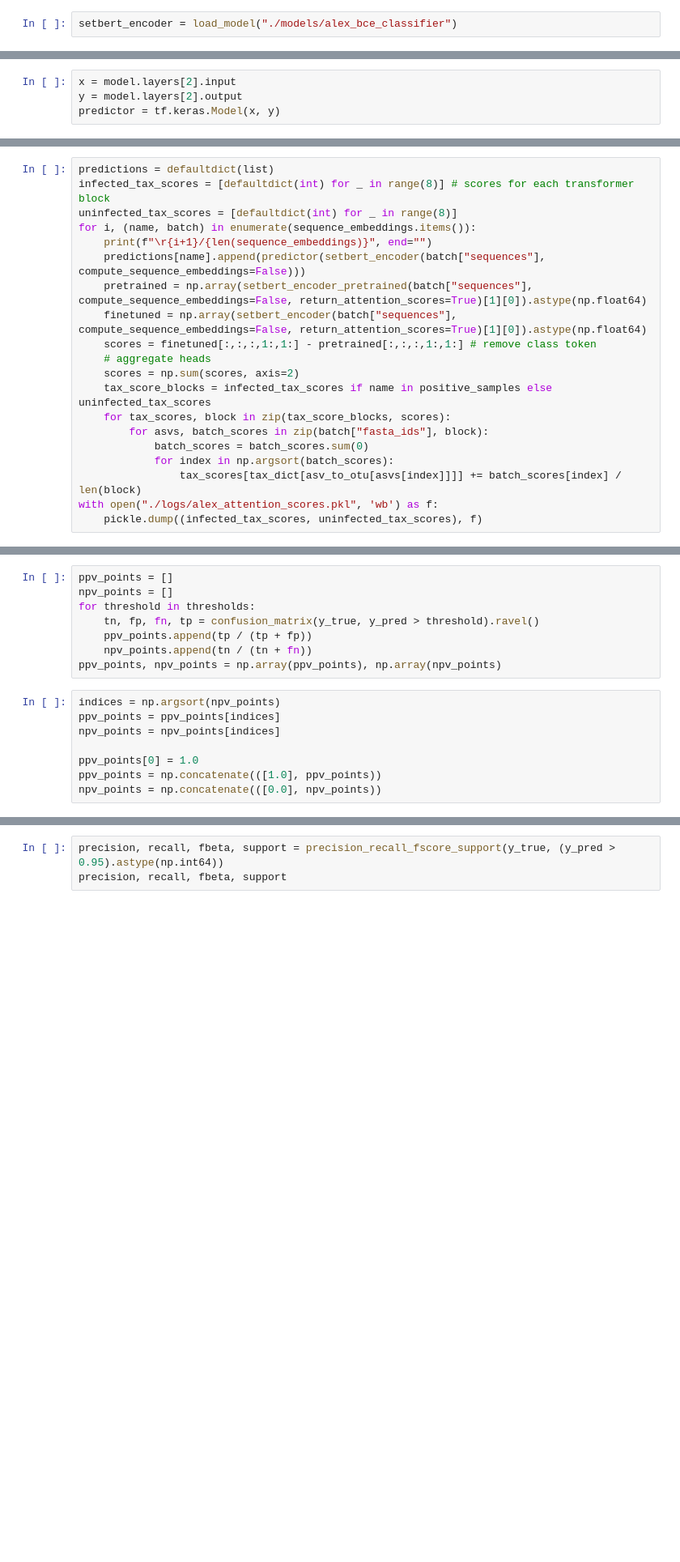
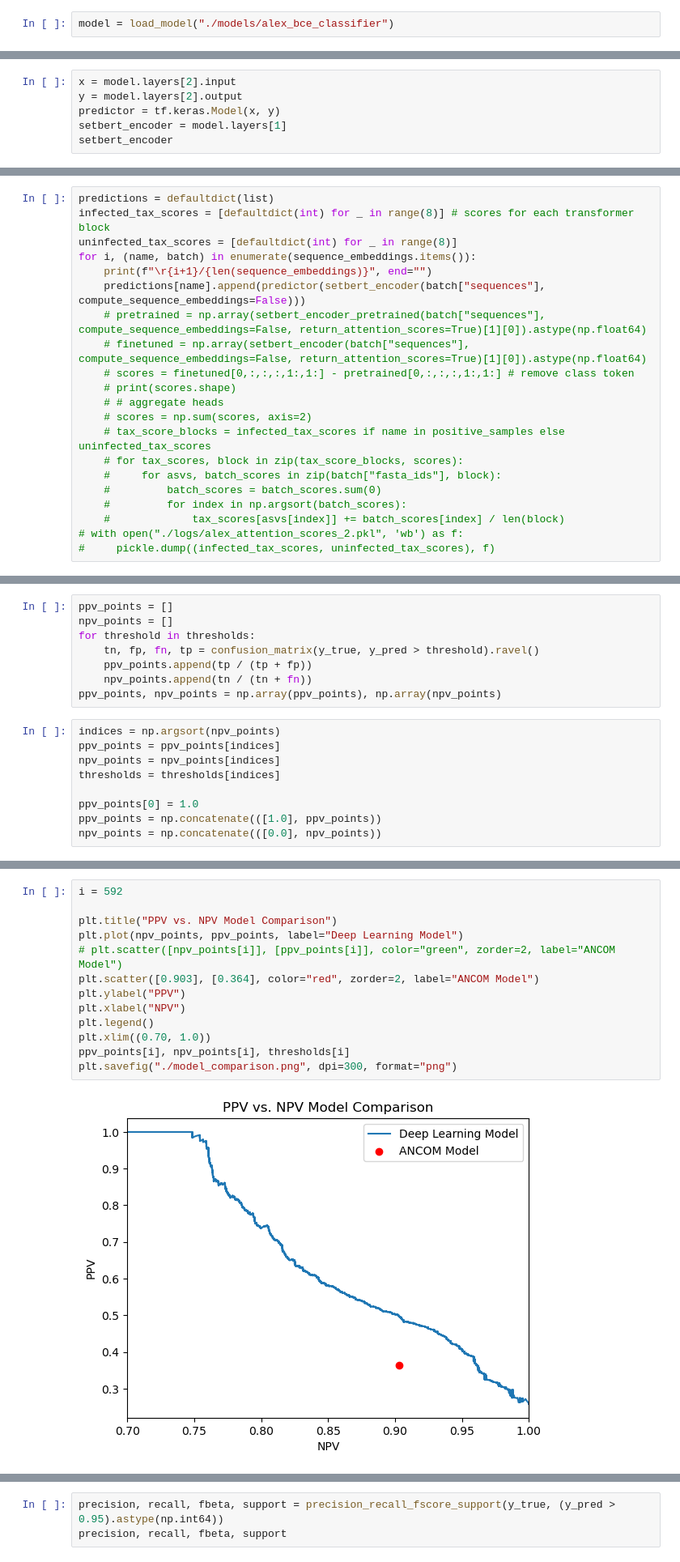
Before and after one commit to DLii-Research/setbert, a Jupyter notebook: notebooks/AlexDatasets.ipynb, the cells around one changed output, grey strips where cells are left out. Shown: that part at 81% size. Drawn from its saved outputs; the diff is of its cells as text; blank space fills up the shorter version.

Commit message:
Update SFD notebook. Add notebook for creating synthetic samples.

```diff
--- a/notebooks/AlexDatasets.ipynb
+++ b/notebooks/AlexDatasets.ipynb
@@ -547,2 +556,2 @@ Done. 0:0:0.4
 # %%
-setbert_encoder = load_model("./models/alex_bce_classifier")
+model = load_model("./models/alex_bce_classifier")
@@ -645,3 +628,5 @@ with open("./logs/alex_sequence_embeddings.pkl", 'rb') as f:
 x = model.layers[2].input
 y = model.layers[2].output
 predictor = tf.keras.Model(x, y)
+setbert_encoder = model.layers[1]
+setbert_encoder
@@ -652,17 +643,18 @@ uninfected_tax_scores = [defaultdict(int) for _ in range(8)]
 for i, (name, batch) in enumerate(sequence_embeddings.items()):
     print(f"\r{i+1}/{len(sequence_embeddings)}", end="")
     predictions[name].append(predictor(setbert_encoder(batch["sequences"], compute_sequence_embeddings=False)))
-    pretrained = np.array(setbert_encoder_pretrained(batch["sequences"], compute_sequence_embeddings=False, return_attention_scores=True)[1][0]).astype(np.float64)
-    finetuned = np.array(setbert_encoder(batch["sequences"], compute_sequence_embeddings=False, return_attention_scores=True)[1][0]).astype(np.float64)
-    scores = finetuned[:,:,:,1:,1:] - pretrained[:,:,:,1:,1:] # remove class token
-    # aggregate heads
-    scores = np.sum(scores, axis=2)
-    tax_score_blocks = infected_tax_scores if name in positive_samples else uninfected_tax_scores
-    for tax_scores, block in zip(tax_score_blocks, scores):
-        for asvs, batch_scores in zip(batch["fasta_ids"], block):
-            batch_scores = batch_scores.sum(0)
-            for index in np.argsort(batch_scores):
-                tax_scores[tax_dict[asv_to_otu[asvs[index]]]] += batch_scores[index] / len(block)
-with open("./logs/alex_attention_scores.pkl", 'wb') as f:
-    pickle.dump((infected_tax_scores, uninfected_tax_scores), f)
+    # pretrained = np.array(setbert_encoder_pretrained(batch["sequences"], compute_sequence_embeddings=False, return_attention_scores=True)[1][0]).astype(np.float64)
+    # finetuned = np.array(setbert_encoder(batch["sequences"], compute_sequence_embeddings=False, return_attention_scores=True)[1][0]).astype(np.float64)
+    # scores = finetuned[0,:,:,:,1:,1:] - pretrained[0,:,:,:,1:,1:] # remove class token
+    # print(scores.shape)
+    # # aggregate heads
+    # scores = np.sum(scores, axis=2)
+    # tax_score_blocks = infected_tax_scores if name in positive_samples else uninfected_tax_scores
+    # for tax_scores, block in zip(tax_score_blocks, scores):
+    #     for asvs, batch_scores in zip(batch["fasta_ids"], block):
+    #         batch_scores = batch_scores.sum(0)
+    #         for index in np.argsort(batch_scores):
+    #             tax_scores[asvs[index]] += batch_scores[index] / len(block)
+# with open("./logs/alex_attention_scores_2.pkl", 'wb') as f:
+#     pickle.dump((infected_tax_scores, uninfected_tax_scores), f)
 # %% [output]
@@ -734,6 +720,7 @@ ppv_points, npv_points = np.array(ppv_points), np.array(npv_points)
 indices = np.argsort(npv_points)
 ppv_points = ppv_points[indices]
 npv_points = npv_points[indices]
+thresholds = thresholds[indices]
 
 ppv_points[0] = 1.0
 ppv_points = np.concatenate(([1.0], ppv_points))
@@ -745,0 +742,15 @@ plt.xlabel("NPV")
+# %%
+i = 592
+
+plt.title("PPV vs. NPV Model Comparison")
+plt.plot(npv_points, ppv_points, label="Deep Learning Model")
+# plt.scatter([npv_points[i]], [ppv_points[i]], color="green", zorder=2, label="ANCOM Model")
+plt.scatter([0.903], [0.364], color="red", zorder=2, label="ANCOM Model")
+plt.ylabel("PPV")
+plt.xlabel("NPV")
+plt.legend()
+plt.xlim((0.70, 1.0))
+ppv_points[i], npv_points[i], thresholds[i]
+plt.savefig("./model_comparison.png", dpi=300, format="png")
+# %% [output]
+[figure, added]
```
Also changed, not shown: parts of 57 cells of this notebook, 1 other file.
